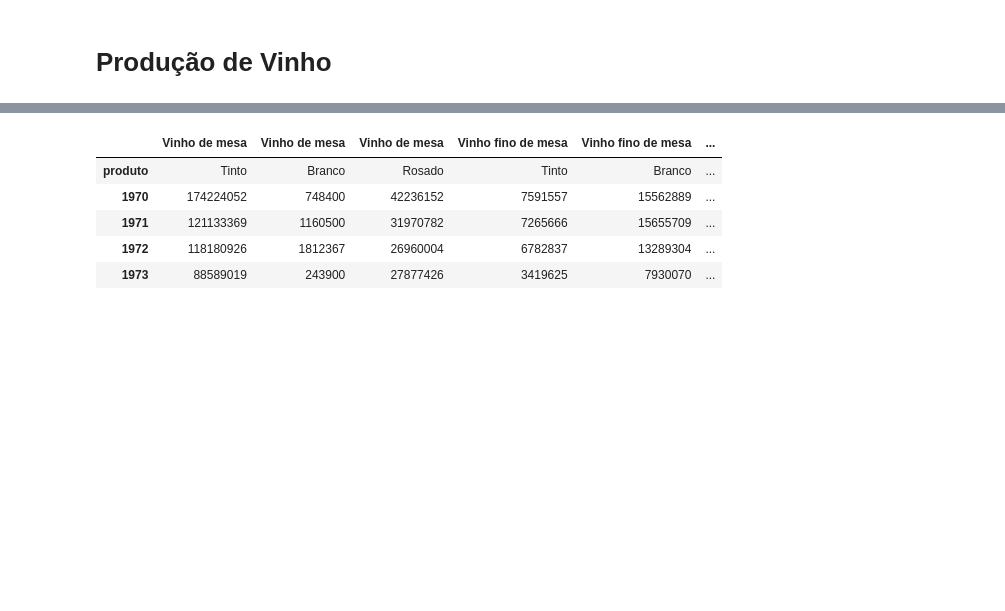
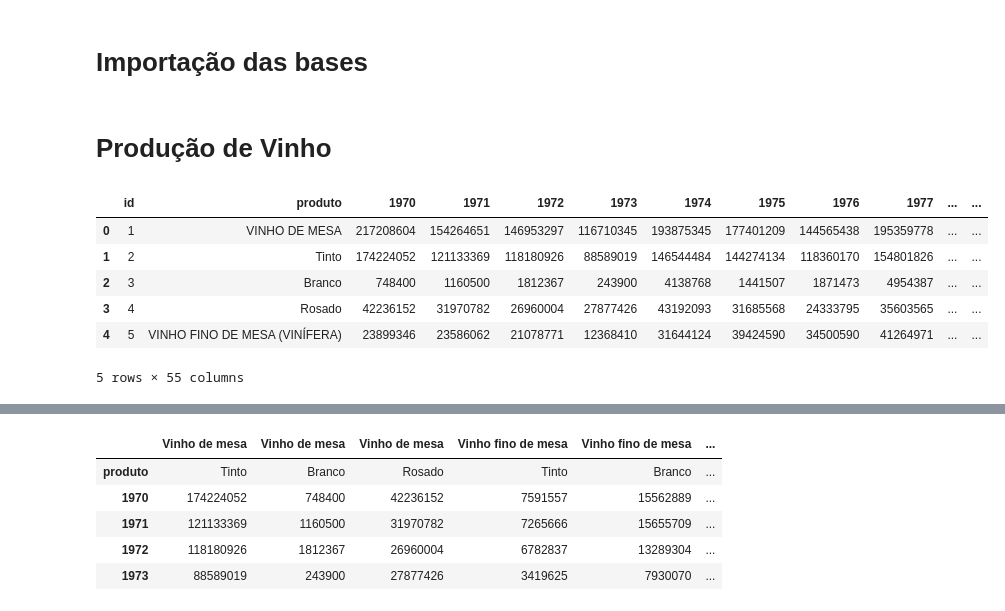
Before and after one commit to thedatascientistichub/FIAP--Pos-Data-Analytics---Fase-1, a Jupyter notebook: Fase 1 - Tech Challenge - Data Analytics.ipynb, the cells around one changed output, grey strips where cells are left out. Cells and saved outputs as stored; diff of their text form; code cells hidden in the pictures; blank space fills up the shorter version.

```diff
--- a/Fase 1 - Tech Challenge - Data Analytics.ipynb
+++ b/Fase 1 - Tech Challenge - Data Analytics.ipynb
@@ -12,3 +30,21 @@ df_exp_vinho=pd.read_csv("https://raw.githubusercontent.com/VivianeCorreia/Tech-
+# %% [markdown]
+# Importação das bases
+# %%
+# Dataset com dados de produção de vinhos (1970 - 2022)
+df_producao = pd.read_csv("https://raw.githubusercontent.com/thedatascientistichub/FIAP--Pos-Data-Analytics---Fase-1/main/Producao.csv", delimiter=";")
+
+# Dataset com dados de exportação de vinhos (1970 - 2022)
+df_exportacao = pd.read_csv("https://raw.githubusercontent.com/thedatascientistichub/FIAP--Pos-Data-Analytics---Fase-1/main/ExpVinho.csv", delimiter=";")
 # %% [markdown]
 # Produção de Vinho
+# %%
+df_producao.head()
+# %% [output]
+|  | id | produto | 1970 | 1971 | 1972 | 1973 | 1974 | 1975 | 1976 | 1977 | ... | ... |
+| 0 | 1 | VINHO DE MESA | 217208604 | 154264651 | 146953297 | 116710345 | 193875345 | 177401209 | 144565438 | 195359778 | ... | ... |
+| 1 | 2 | Tinto | 174224052 | 121133369 | 118180926 | 88589019 | 146544484 | 144274134 | 118360170 | 154801826 | ... | ... |
+| 2 | 3 | Branco | 748400 | 1160500 | 1812367 | 243900 | 4138768 | 1441507 | 1871473 | 4954387 | ... | ... |
+| 3 | 4 | Rosado | 42236152 | 31970782 | 26960004 | 27877426 | 43192093 | 31685568 | 24333795 | 35603565 | ... | ... |
+| 4 | 5 | VINHO FINO DE MESA (VINÍFERA) | 23899346 | 23586062 | 21078771 | 12368410 | 31644124 | 39424590 | 34500590 | 41264971 | ... | ... |
+5 rows × 55 columns
 # %%
```
Also changed, not shown: parts of 7 cells of this notebook.
